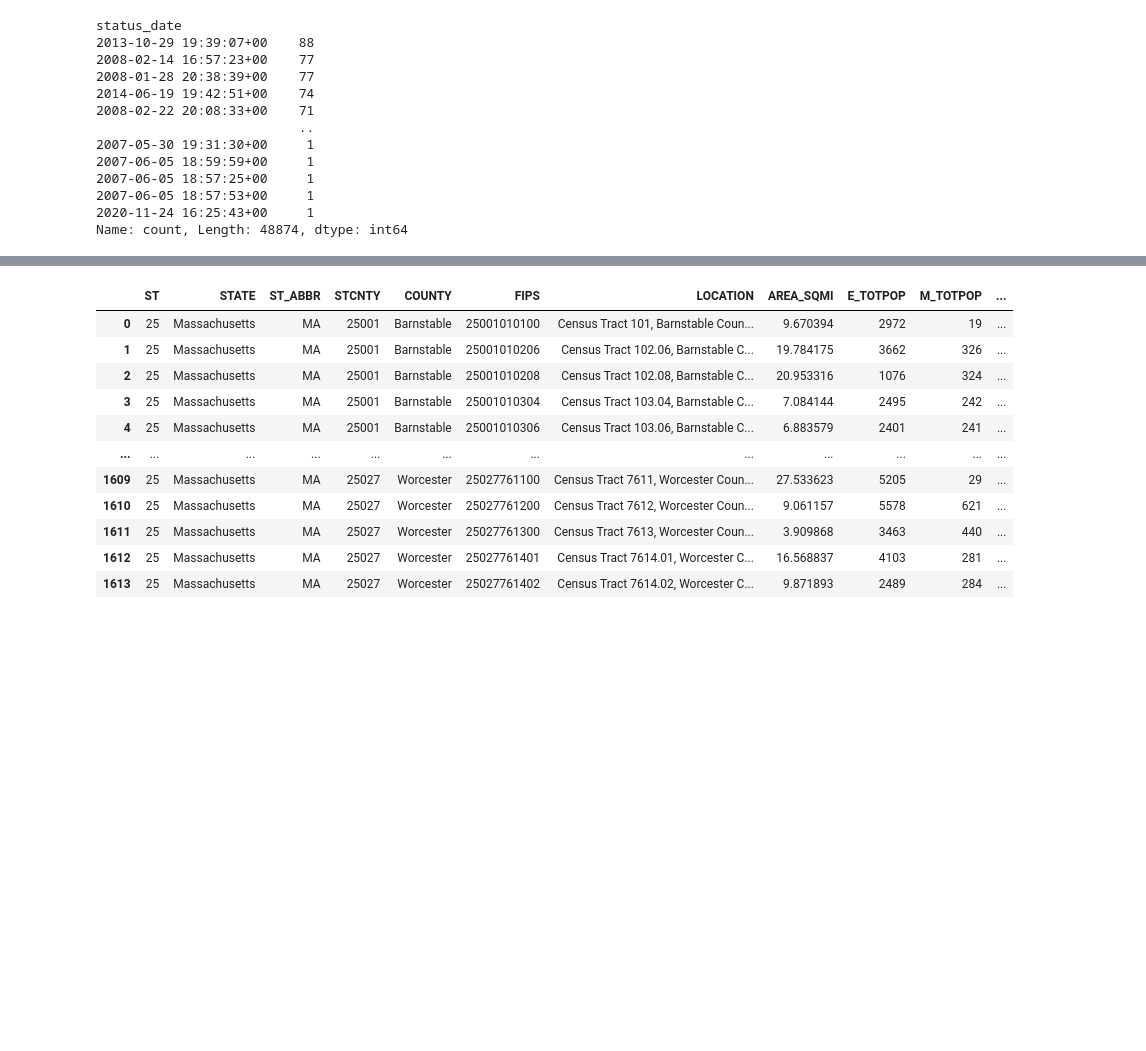
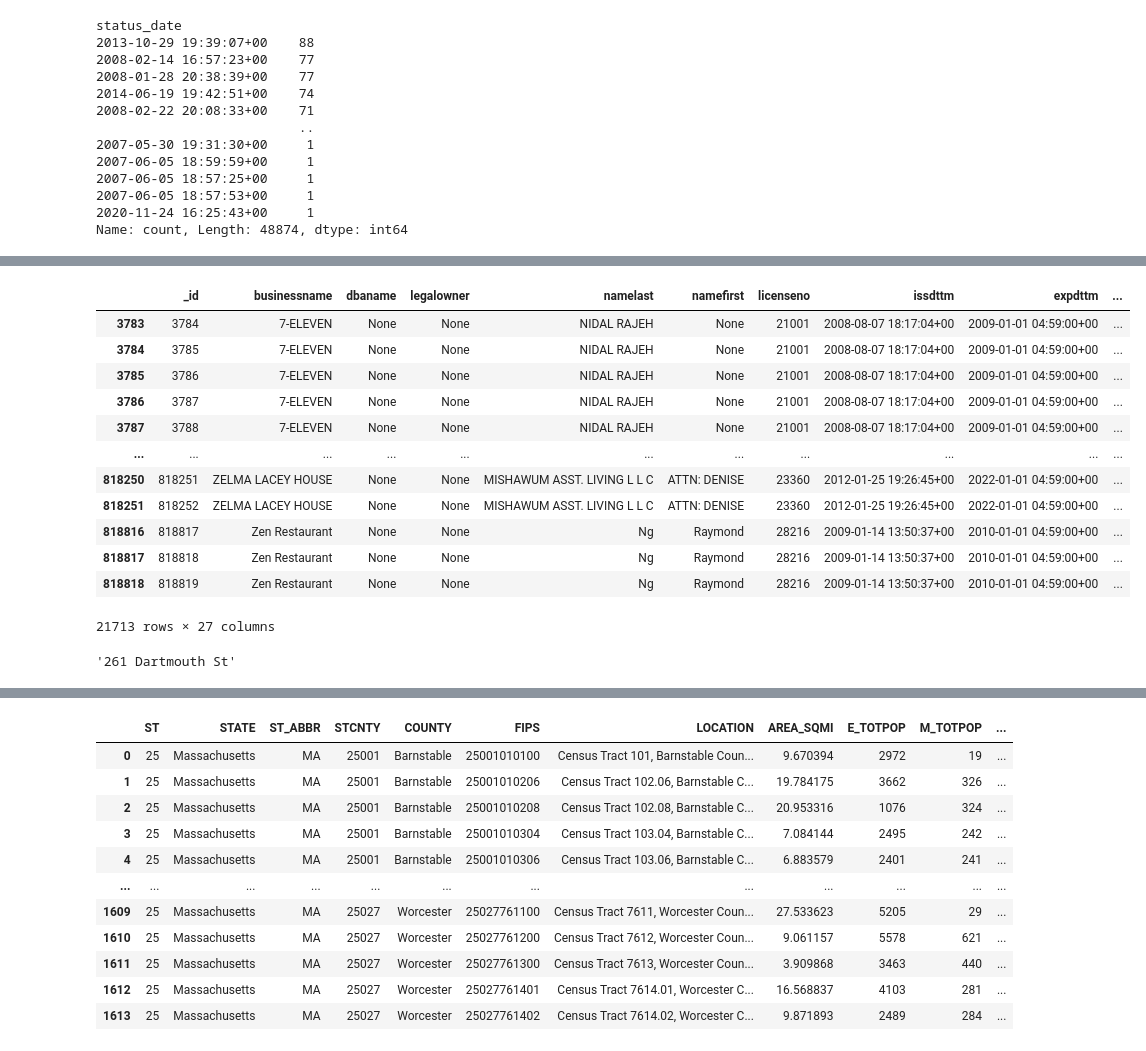
Before and after one commit to josephheadley3/food-inspection-prediction-model, a Jupyter notebook: data_cleaning_steps.ipynb, the cells around one changed output, grey strips where cells are left out. Saved outputs shown, nothing was run; the diff lists cells and outputs as text; code cells hidden in the pictures; blank space fills up the shorter version.

```diff
--- a/data_cleaning_steps.ipynb
+++ b/data_cleaning_steps.ipynb
@@ -108,0 +132,20 @@ Name: count, Length: 48874, dtype: int64
+# %%
+df[(df['address'].isnull() == False) & (df['location'].isnull())]
+# %% [output]
+|  | _id | businessname | dbaname | legalowner | namelast | namefirst | licenseno | issdttm | expdttm | ... |
+| 3783 | 3784 | 7-ELEVEN | None | None | NIDAL RAJEH | None | 21001 | 2008-08-07 18:17:04+00 | 2009-01-01 04:59:00+00 | ... |
+| 3784 | 3785 | 7-ELEVEN | None | None | NIDAL RAJEH | None | 21001 | 2008-08-07 18:17:04+00 | 2009-01-01 04:59:00+00 | ... |
+| 3785 | 3786 | 7-ELEVEN | None | None | NIDAL RAJEH | None | 21001 | 2008-08-07 18:17:04+00 | 2009-01-01 04:59:00+00 | ... |
+| 3786 | 3787 | 7-ELEVEN | None | None | NIDAL RAJEH | None | 21001 | 2008-08-07 18:17:04+00 | 2009-01-01 04:59:00+00 | ... |
+| 3787 | 3788 | 7-ELEVEN | None | None | NIDAL RAJEH | None | 21001 | 2008-08-07 18:17:04+00 | 2009-01-01 04:59:00+00 | ... |
+| ... | ... | ... | ... | ... | ... | ... | ... | ... | ... | ... |
+| 818250 | 818251 | ZELMA LACEY HOUSE | None | None | MISHAWUM ASST. LIVING L L C | ATTN: DENISE | 23360 | 2012-01-25 19:26:45+00 | 2022-01-01 04:59:00+00 | ... |
+| 818251 | 818252 | ZELMA LACEY HOUSE | None | None | MISHAWUM ASST. LIVING L L C | ATTN: DENISE | 23360 | 2012-01-25 19:26:45+00 | 2022-01-01 04:59:00+00 | ... |
+| 818816 | 818817 | Zen Restaurant | None | None | Ng | Raymond | 28216 | 2009-01-14 13:50:37+00 | 2010-01-01 04:59:00+00 | ... |
+| 818817 | 818818 | Zen Restaurant | None | None | Ng | Raymond | 28216 | 2009-01-14 13:50:37+00 | 2010-01-01 04:59:00+00 | ... |
+| 818818 | 818819 | Zen Restaurant | None | None | Ng | Raymond | 28216 | 2009-01-14 13:50:37+00 | 2010-01-01 04:59:00+00 | ... |
+21713 rows × 27 columns
+# %%
+" ".join(df[(df['address'].isnull() == False) & (df['location'].isnull())].iloc[0]['address'].title().split())
+# %% [output]
+'261 Dartmouth St'
```
Also changed, not shown: parts of 35 cells of this notebook.
